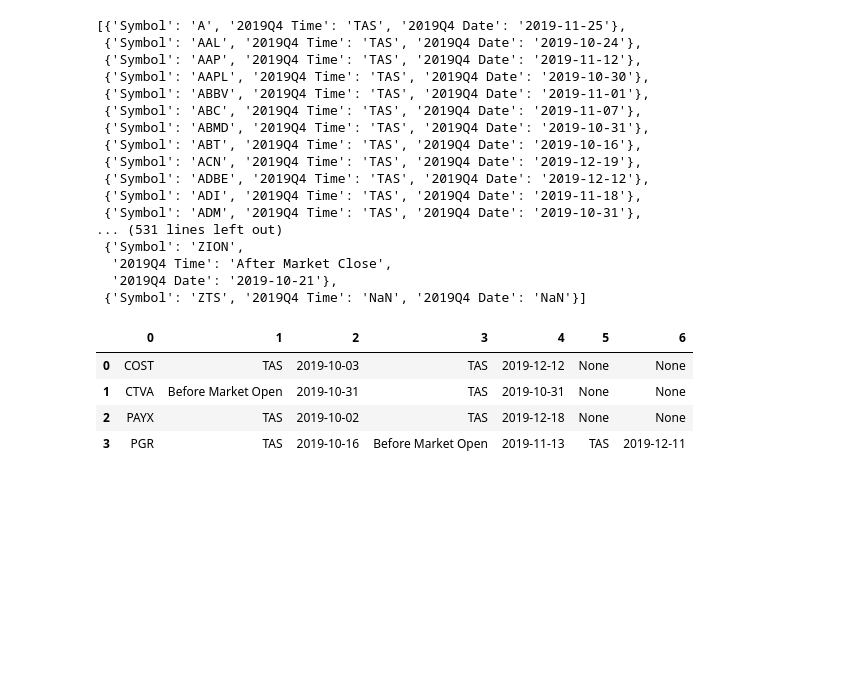
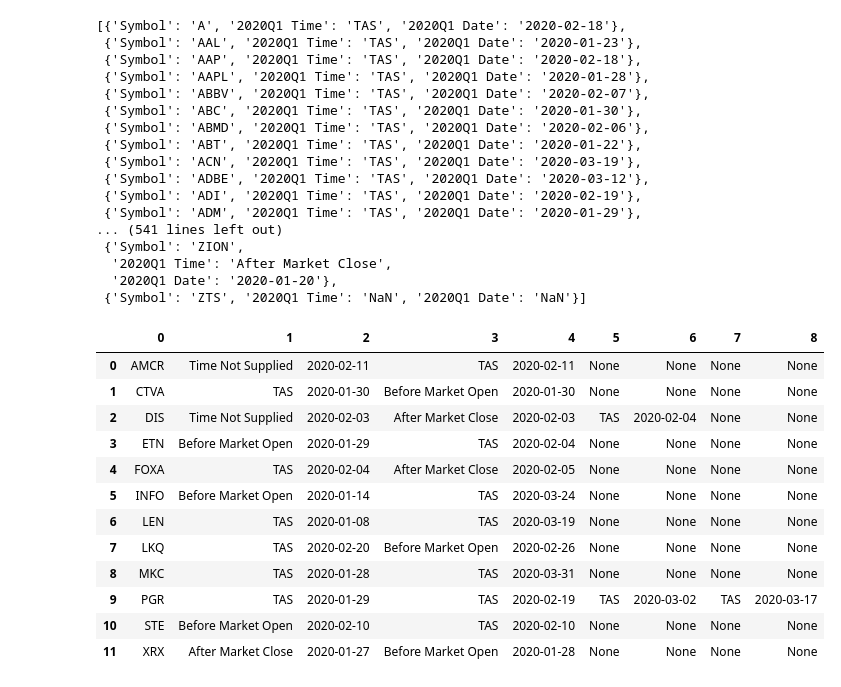
Before and after one commit to djoleary5/earnings_options_strategy, a Jupyter notebook: els_scrape_quarter.ipynb, the cells around one changed output. Drawn from its saved outputs; the diff is of its cells as text; code cells hidden in the pictures; blank space fills up the shorter version.

Commit message:
2020q1 raw and S&P earnings times and dates

```diff
--- a/els_scrape_quarter.ipynb
+++ b/els_scrape_quarter.ipynb
@@ -16,8 +16,8 @@ def daterange(start_date, end_date):
 dates = []
 #defne start and end date
 #note: end date is day after last day of data
-start_date = date(2019, 10, 1)
-end_date = date(2020, 1, 1)
+start_date = date(2020, 1, 1)
+end_date = date(2020, 4, 1)
 #loop through all dates, adding each to list
 for single_date in daterange(start_date, end_date):
     curr_date = single_date.strftime("%Y-%m-%d")
@@ -86,8 +86,8 @@ for sym in sp_symbols:
     #if no data for symbol
     if sym not in raw_symbols:
         earn_dict = {'Symbol' : sym,
-                    '2019Q4 Time' : 'NaN',
-                    '2019Q4 Date' : 'NaN'}
+                    '2020Q1 Time' : 'NaN',
+                    '2020Q1 Date' : 'NaN'}
     #if data for symbol
     else:
         sym_row = [sym]
@@ -99,46 +99,54 @@ for sym in sp_symbols:
         #if symbol has multiple dates
         if len(sym_row) > 3:
             earn_dict = {'Symbol' : sym,
-                    '2019Q4 Time' : 'Multi',
-                    '2019Q4 Date' : 'Multi'}
+                    '2020Q1 Time' : 'Multi',
+                    '2020Q1 Date' : 'Multi'}
             #create list of symbols with multiple dates (with the dates included)
             multiples.append(sym_row)
         #if symbol has only one date
         else:
             earn_dict = {'Symbol' : sym_row[0],
-                        '2019Q4 Time' : sym_row[1],
-                        '2019Q4 Date' : sym_row[2]}
+                        '2020Q1 Time' : sym_row[1],
+                        '2020Q1 Date' : sym_row[2]}
     earnings_dates.append(earn_dict)
 earnings_dates
 # %% [output]
-[{'Symbol': 'A', '2019Q4 Time': 'TAS', '2019Q4 Date': '2019-11-25'},
- {'Symbol': 'AAL', '2019Q4 Time': 'TAS', '2019Q4 Date': '2019-10-24'},
- {'Symbol': 'AAP', '2019Q4 Time': 'TAS', '2019Q4 Date': '2019-11-12'},
- {'Symbol': 'AAPL', '2019Q4 Time': 'TAS', '2019Q4 Date': '2019-10-30'},
- {'Symbol': 'ABBV', '2019Q4 Time': 'TAS', '2019Q4 Date': '2019-11-01'},
- {'Symbol': 'ABC', '2019Q4 Time': 'TAS', '2019Q4 Date': '2019-11-07'},
- {'Symbol': 'ABMD', '2019Q4 Time': 'TAS', '2019Q4 Date': '2019-10-31'},
- {'Symbol': 'ABT', '2019Q4 Time': 'TAS', '2019Q4 Date': '2019-10-16'},
- {'Symbol': 'ACN', '2019Q4 Time': 'TAS', '2019Q4 Date': '2019-12-19'},
- {'Symbol': 'ADBE', '2019Q4 Time': 'TAS', '2019Q4 Date': '2019-12-12'},
- {'Symbol': 'ADI', '2019Q4 Time': 'TAS', '2019Q4 Date': '2019-11-18'},
- {'Symbol': 'ADM', '2019Q4 Time': 'TAS', '2019Q4 Date': '2019-10-31'},
-... (531 lines left out)
+[{'Symbol': 'A', '2020Q1 Time': 'TAS', '2020Q1 Date': '2020-02-18'},
+ {'Symbol': 'AAL', '2020Q1 Time': 'TAS', '2020Q1 Date': '2020-01-23'},
+ {'Symbol': 'AAP', '2020Q1 Time': 'TAS', '2020Q1 Date': '2020-02-18'},
+ {'Symbol': 'AAPL', '2020Q1 Time': 'TAS', '2020Q1 Date': '2020-01-28'},
+ {'Symbol': 'ABBV', '2020Q1 Time': 'TAS', '2020Q1 Date': '2020-02-07'},
+ {'Symbol': 'ABC', '2020Q1 Time': 'TAS', '2020Q1 Date': '2020-01-30'},
+ {'Symbol': 'ABMD', '2020Q1 Time': 'TAS', '2020Q1 Date': '2020-02-06'},
+ {'Symbol': 'ABT', '2020Q1 Time': 'TAS', '2020Q1 Date': '2020-01-22'},
+ {'Symbol': 'ACN', '2020Q1 Time': 'TAS', '2020Q1 Date': '2020-03-19'},
+ {'Symbol': 'ADBE', '2020Q1 Time': 'TAS', '2020Q1 Date': '2020-03-12'},
+ {'Symbol': 'ADI', '2020Q1 Time': 'TAS', '2020Q1 Date': '2020-02-19'},
+ {'Symbol': 'ADM', '2020Q1 Time': 'TAS', '2020Q1 Date': '2020-01-29'},
+... (541 lines left out)
  {'Symbol': 'ZION',
-  '2019Q4 Time': 'After Market Close',
-  '2019Q4 Date': '2019-10-21'},
- {'Symbol': 'ZTS', '2019Q4 Time': 'NaN', '2019Q4 Date': 'NaN'}]
+  '2020Q1 Time': 'After Market Close',
+  '2020Q1 Date': '2020-01-20'},
+ {'Symbol': 'ZTS', '2020Q1 Time': 'NaN', '2020Q1 Date': 'NaN'}]
 # %%
 #S&P 500 stocks with multiple earnings dates in same quarter
 mdf = pd.DataFrame(multiples)
-mdf.to_csv('resources/2019q4_sp_multi_earnings.csv')
+mdf.to_csv('resources/2020q1_sp_multi_earnings.csv')
 mdf
 # %% [output]
-|  | 0 | 1 | 2 | 3 | 4 | 5 | 6 |
-| 0 | COST | TAS | 2019-10-03 | TAS | 2019-12-12 | None | None |
-| 1 | CTVA | Before Market Open | 2019-10-31 | TAS | 2019-10-31 | None | None |
-| 2 | PAYX | TAS | 2019-10-02 | TAS | 2019-12-18 | None | None |
-| 3 | PGR | TAS | 2019-10-16 | Before Market Open | 2019-11-13 | TAS | 2019-12-11 |
+|  | 0 | 1 | 2 | 3 | 4 | 5 | 6 | 7 | 8 |
+| 0 | AMCR | Time Not Supplied | 2020-02-11 | TAS | 2020-02-11 | None | None | None | None |
+| 1 | CTVA | TAS | 2020-01-30 | Before Market Open | 2020-01-30 | None | None | None | None |
+| 2 | DIS | Time Not Supplied | 2020-02-03 | After Market Close | 2020-02-03 | TAS | 2020-02-04 | None | None |
+| 3 | ETN | Before Market Open | 2020-01-29 | TAS | 2020-02-04 | None | None | None | None |
+| 4 | FOXA | TAS | 2020-02-04 | After Market Close | 2020-02-05 | None | None | None | None |
+| 5 | INFO | Before Market Open | 2020-01-14 | TAS | 2020-03-24 | None | None | None | None |
+| 6 | LEN | TAS | 2020-01-08 | TAS | 2020-03-19 | None | None | None | None |
+| 7 | LKQ | TAS | 2020-02-20 | Before Market Open | 2020-02-26 | None | None | None | None |
+| 8 | MKC | TAS | 2020-01-28 | TAS | 2020-03-31 | None | None | None | None |
+| 9 | PGR | TAS | 2020-01-29 | TAS | 2020-02-19 | TAS | 2020-03-02 | TAS | 2020-03-17 |
+| 10 | STE | Before Market Open | 2020-02-10 | TAS | 2020-02-10 | None | None | None | None |
+| 11 | XRX | After Market Close | 2020-01-27 | Before Market Open | 2020-01-28 | None | None | None | None |
 # %%
 #Data frame for all S&P 500 stocks
 sp_quarter = pd.DataFrame(earnings_dates)
```
Also changed, not shown: parts of 2 cells of this notebook, 3 other files.
